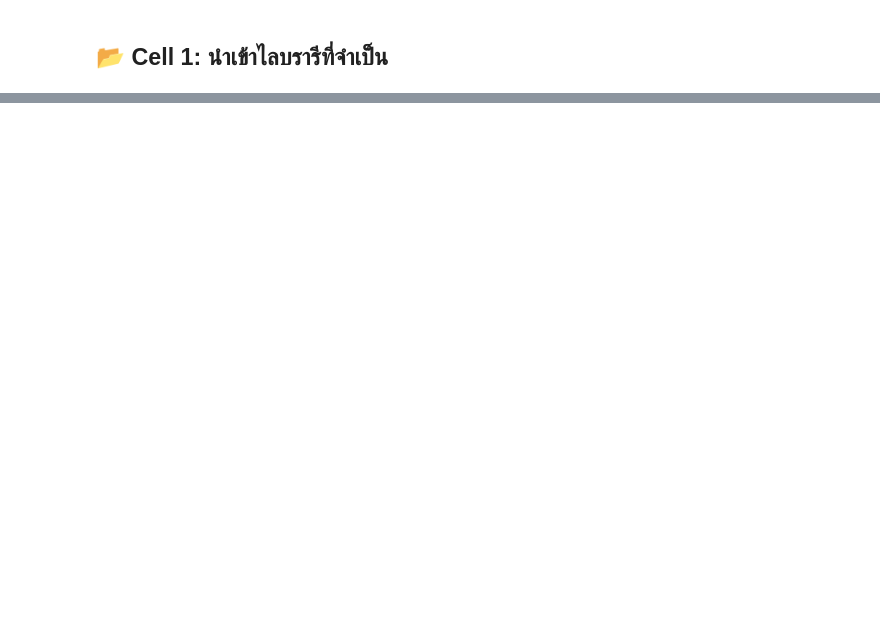
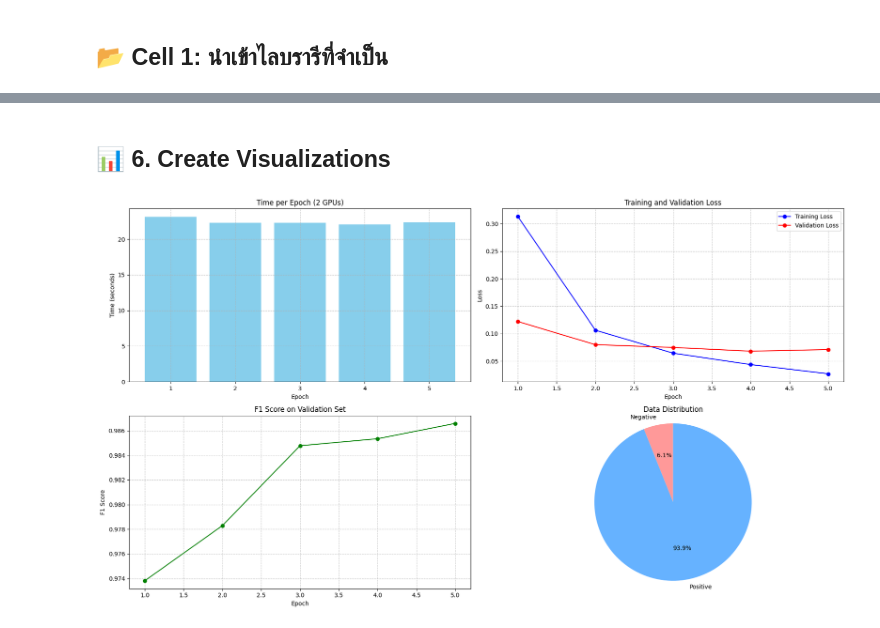
Before and after one commit to saranpreechakarm/PyTorch-Tutorials, a Jupyter notebook: BERT_Coffee_Review_Tutorial.ipynb, the cells around one changed output, grey strips where cells are left out. Cells and saved outputs as stored; diff of their text form; code cells hidden in the pictures; blank space fills up the shorter version.

```diff
--- a/BERT_Coffee_Review_Tutorial.ipynb
+++ b/BERT_Coffee_Review_Tutorial.ipynb
@@ -489,0 +183,16 @@ Predicted sentiment: Negative
+# %%
+print("🧠 Initializing BERT model...")
+model = BertForSequenceClassification.from_pretrained("bert-base-uncased", num_labels=2)
+
+# Note: This is normal for a classification head
+print("⚠️ Note: It's normal for classifier.bias and classifier.weight to be newly initialized")
+print("   as we've changed the number of classes from the original model.")
+
+# Improved DataParallel setup
+if n_gpu > 1:
+    print(f"⚡ Using DataParallel to distribute model across {n_gpu} GPUs")
+    # Set find_unused_parameters=False for better performance
+    model = DataParallel(model)
+
+# Move model to device
+model.to(device)
@@ -489,0 +399,48 @@ Predicted sentiment: Negative
+# %% [markdown]
+## 📊 6. Create Visualizations
+# %%
+plt.figure(figsize=(18, 10))
+
+# Time per epoch
+plt.subplot(2, 2, 1)
+plt.bar(range(1, num_epochs + 1), epoch_times, color='skyblue')
+plt.title(f'Time per Epoch ({n_gpu} GPUs)')
+plt.xlabel('Epoch')
+plt.ylabel('Time (seconds)')
+plt.grid(True, linestyle='--', alpha=0.7)
+
+# Loss curves
+plt.subplot(2, 2, 2)
+plt.plot(range(1, num_epochs + 1), train_losses, 'o-', color='blue', label='Training Loss')
+plt.plot(range(1, num_epochs + 1), val_losses, 'o-', color='red', label='Validation Loss')
+plt.title('Training and Validation Loss')
+plt.xlabel('Epoch')
+plt.ylabel('Loss')
+plt.legend()
+plt.grid(True, linestyle='--', alpha=0.7)
+
+# F1 Score
+plt.subplot(2, 2, 3)
+plt.plot(range(1, num_epochs + 1), val_f1_scores, 'o-', color='green')
+plt.title('F1 Score on Validation Set')
+plt.xlabel('Epoch')
+plt.ylabel('F1 Score')
+plt.grid(True, linestyle='--', alpha=0.7)
+
+# Data distribution
+plt.subplot(2, 2, 4)
+# Ensure we're using standard Python types for plotting
+positive_count = float(positive_count)
+total_count = float(len(labels))
+counts = [total_count - positive_count, positive_count]
+classes = ['Negative', 'Positive']
+colors = ['#FF9999', '#66B2FF']
+plt.pie(counts, labels=classes, colors=colors, autopct='%1.1f%%', startangle=90)
+plt.axis('equal')
+plt.title('Data Distribution')
+
+plt.tight_layout()
+plt.savefig(f'training_metrics_{n_gpu}_gpus.png')
+plt.show()
+# %% [output]
+[figure, added]
```
Also changed, not shown: parts of 40 cells of this notebook, 1 other file.
